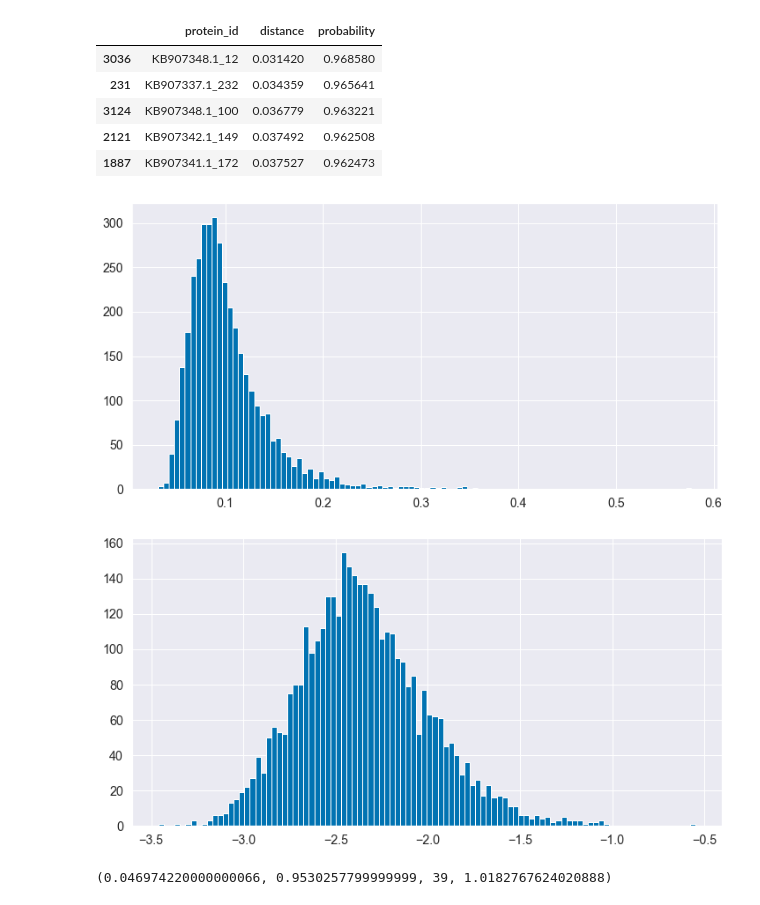
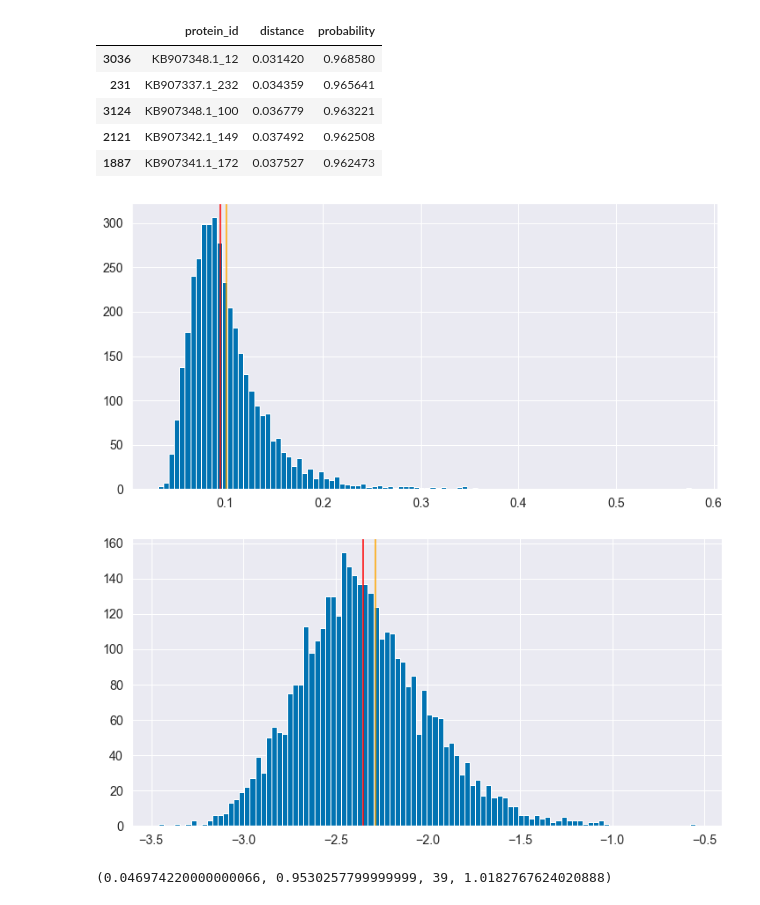
Before and after one commit to srom/nbias, a Jupyter notebook: notebook/Jensen-Shannon distance to tri-nucleotide mean.ipynb, the cells around one changed output. Cells and saved outputs as stored; diff of their text form; code cells hidden in the pictures.

```diff
--- a/notebook/Jensen-Shannon distance to tri-nucleotide mean.ipynb
+++ b/notebook/Jensen-Shannon distance to tri-nucleotide mean.ipynb
@@ -37,13 +37,17 @@ df.sort_values('distance').head()
 # %%
 _, ax = plt.subplots(1, 1, figsize=(12, 6))
 df['distance'].hist(ax=ax, bins=100);
+ax.axvline(np.mean(df['distance'].values), color='orange');
+ax.axvline(np.exp(np.mean(np.log(df['distance'].values))), color='red');
 # %% [output]
-[figure, old version]
+[figure, new version]
 # %%
 _, ax = plt.subplots(1, 1, figsize=(12, 6))
 ax.hist(np.log(df['distance'].values), bins=100);
+ax.axvline(np.log(np.mean(df['distance'].values)), color='orange');
+ax.axvline(np.mean(np.log(df['distance'].values)), color='red');
 # %% [output]
-[figure, old version]
+[figure, new version]
 # %%
 q = df['probability'].quantile(0.99)
 v = df[df['probability'] > q]
```
Also changed, not shown: 9 other files.
